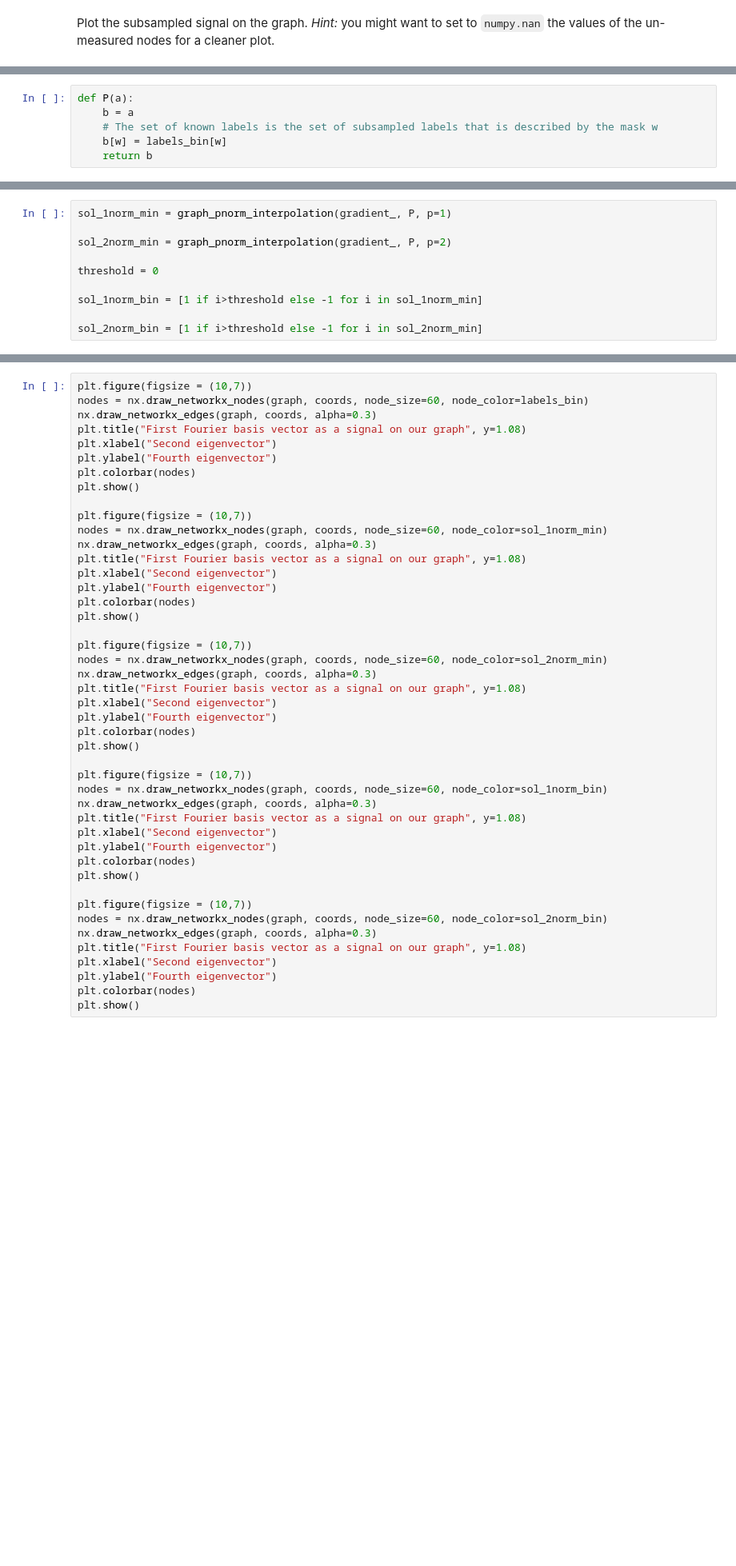
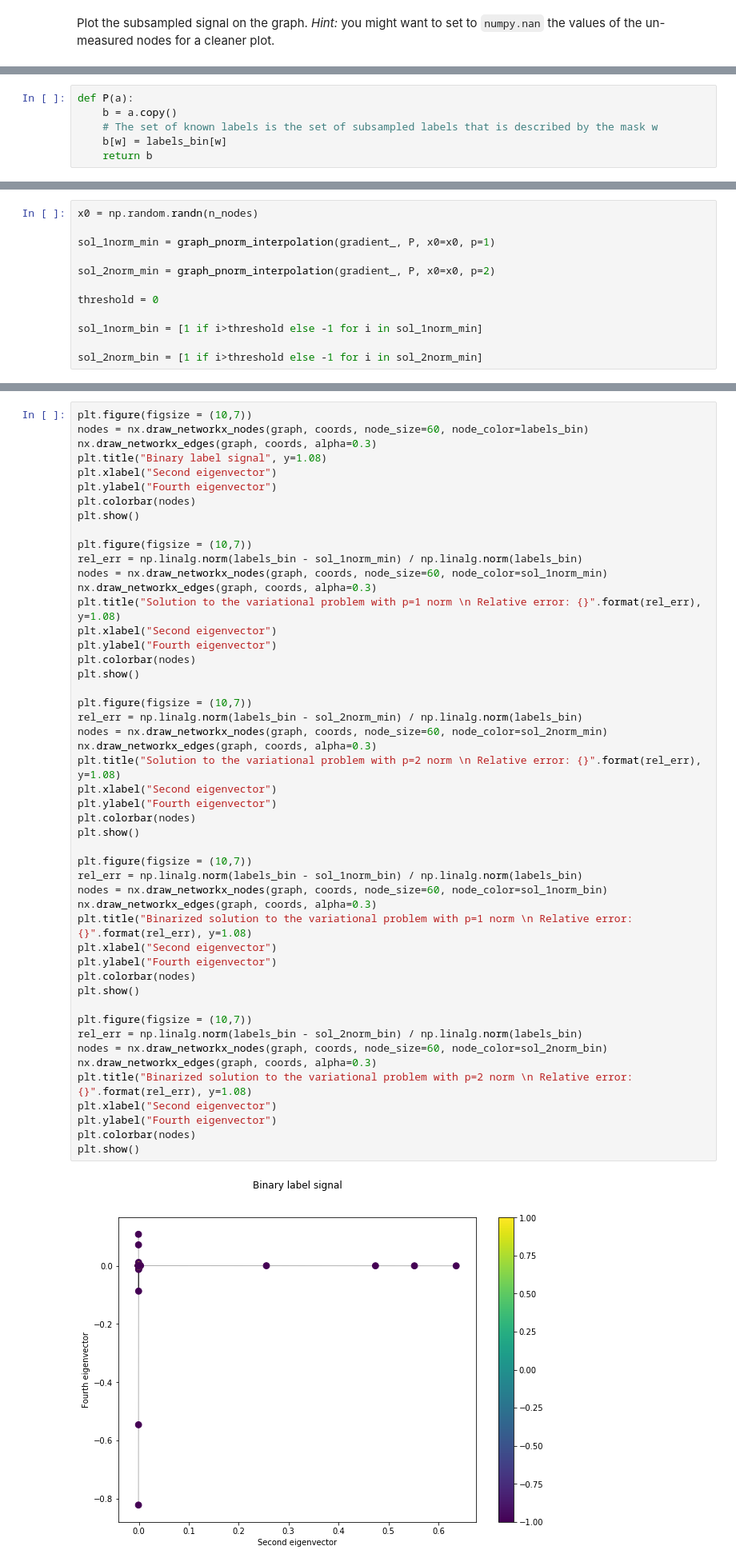
Before and after one commit to illorens/NTDS, a Jupyter notebook: 4_graph_signal_processing.ipynb, the cells around one changed output, grey strips where cells are left out. Shown at 80% size. Saved outputs shown, nothing was run; the diff lists cells and outputs as text; blank space fills up the shorter version.

```diff
--- a/4_graph_signal_processing.ipynb
+++ b/4_graph_signal_processing.ipynb
@@ -677,7 +677,7 @@ During the iterations of the algorithm used for solving the variational problem,
 _Hint:_ remember you have already computed the mask `w`.
 # %%
 def P(a):
-    b = a
+    b = a.copy()
     # The set of known labels is the set of subsampled labels that is described by the mask w
     b[w] = labels_bin[w]
     return b
@@ -690,7 +692,9 @@ Compute also binarized versions of these solutions by thresholding the values wi
 # %%
-sol_1norm_min = graph_pnorm_interpolation(gradient_, P, p=1)
+x0 = np.random.randn(n_nodes)
 
-sol_2norm_min = graph_pnorm_interpolation(gradient_, P, p=2)
+sol_1norm_min = graph_pnorm_interpolation(gradient_, P, x0=x0, p=1)
+
+sol_2norm_min = graph_pnorm_interpolation(gradient_, P, x0=x0, p=2)
 
 threshold = 0
 
@@ -705,44 +714,50 @@ Plot, on your graph, the original `labels_bin` signal, as well as the solutions
 plt.figure(figsize = (10,7))
 nodes = nx.draw_networkx_nodes(graph, coords, node_size=60, node_color=labels_bin)
 nx.draw_networkx_edges(graph, coords, alpha=0.3)
-plt.title("First Fourier basis vector as a signal on our graph", y=1.08)
+plt.title("Binary label signal", y=1.08)
 plt.xlabel("Second eigenvector")
 plt.ylabel("Fourth eigenvector")
 plt.colorbar(nodes)
 plt.show()
 
 plt.figure(figsize = (10,7))
+rel_err = np.linalg.norm(labels_bin - sol_1norm_min) / np.linalg.norm(labels_bin)
 nodes = nx.draw_networkx_nodes(graph, coords, node_size=60, node_color=sol_1norm_min)
 nx.draw_networkx_edges(graph, coords, alpha=0.3)
-plt.title("First Fourier basis vector as a signal on our graph", y=1.08)
+plt.title("Solution to the variational problem with p=1 norm \n Relative error: {}".format(rel_err), y=1.08)
 plt.xlabel("Second eigenvector")
 plt.ylabel("Fourth eigenvector")
 plt.colorbar(nodes)
 plt.show()
 
 plt.figure(figsize = (10,7))
+rel_err = np.linalg.norm(labels_bin - sol_2norm_min) / np.linalg.norm(labels_bin)
 nodes = nx.draw_networkx_nodes(graph, coords, node_size=60, node_color=sol_2norm_min)
 nx.draw_networkx_edges(graph, coords, alpha=0.3)
-plt.title("First Fourier basis vector as a signal on our graph", y=1.08)
+plt.title("Solution to the variational problem with p=2 norm \n Relative error: {}".format(rel_err), y=1.08)
 plt.xlabel("Second eigenvector")
 plt.ylabel("Fourth eigenvector")
 plt.colorbar(nodes)
 plt.show()
 
 plt.figure(figsize = (10,7))
+rel_err = np.linalg.norm(labels_bin - sol_1norm_bin) / np.linalg.norm(labels_bin)
 nodes = nx.draw_networkx_nodes(graph, coords, node_size=60, node_color=sol_1norm_bin)
 nx.draw_networkx_edges(graph, coords, alpha=0.3)
-plt.title("First Fourier basis vector as a signal on our graph", y=1.08)
+plt.title("Binarized solution to the variational problem with p=1 norm \n Relative error: {}".format(rel_err), y=1.08)
 plt.xlabel("Second eigenvector")
 plt.ylabel("Fourth eigenvector")
 plt.colorbar(nodes)
 plt.show()
 
 plt.figure(figsize = (10,7))
+rel_err = np.linalg.norm(labels_bin - sol_2norm_bin) / np.linalg.norm(labels_bin)
 nodes = nx.draw_networkx_nodes(graph, coords, node_size=60, node_color=sol_2norm_bin)
 nx.draw_networkx_edges(graph, coords, alpha=0.3)
-plt.title("First Fourier basis vector as a signal on our graph", y=1.08)
+plt.title("Binarized solution to the variational problem with p=2 norm \n Relative error: {}".format(rel_err), y=1.08)
 plt.xlabel("Second eigenvector")
 plt.ylabel("Fourth eigenvector")
 plt.colorbar(nodes)
 plt.show()
+# %% [output]
+[figure, added]
```
Also changed, not shown: parts of 13 cells of this notebook.
